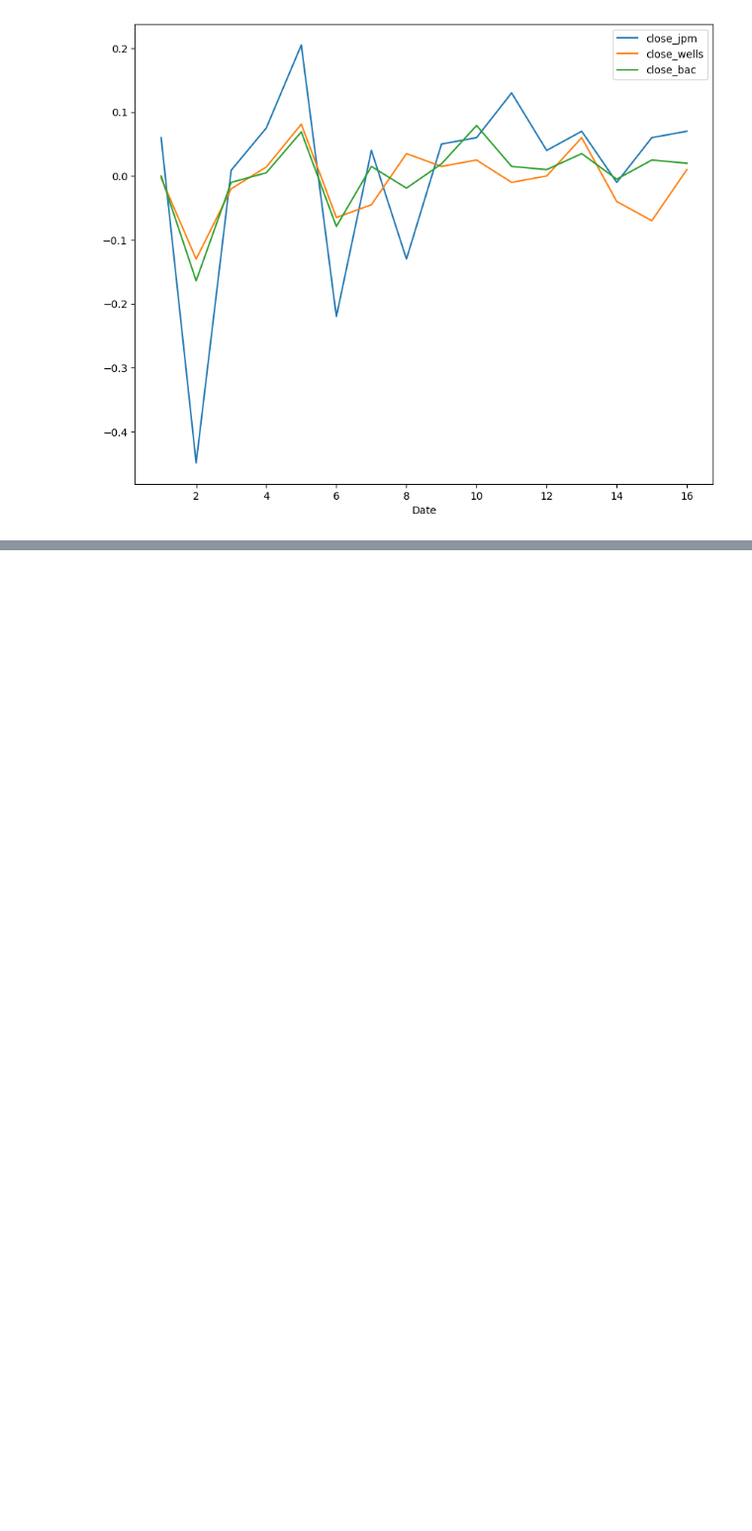
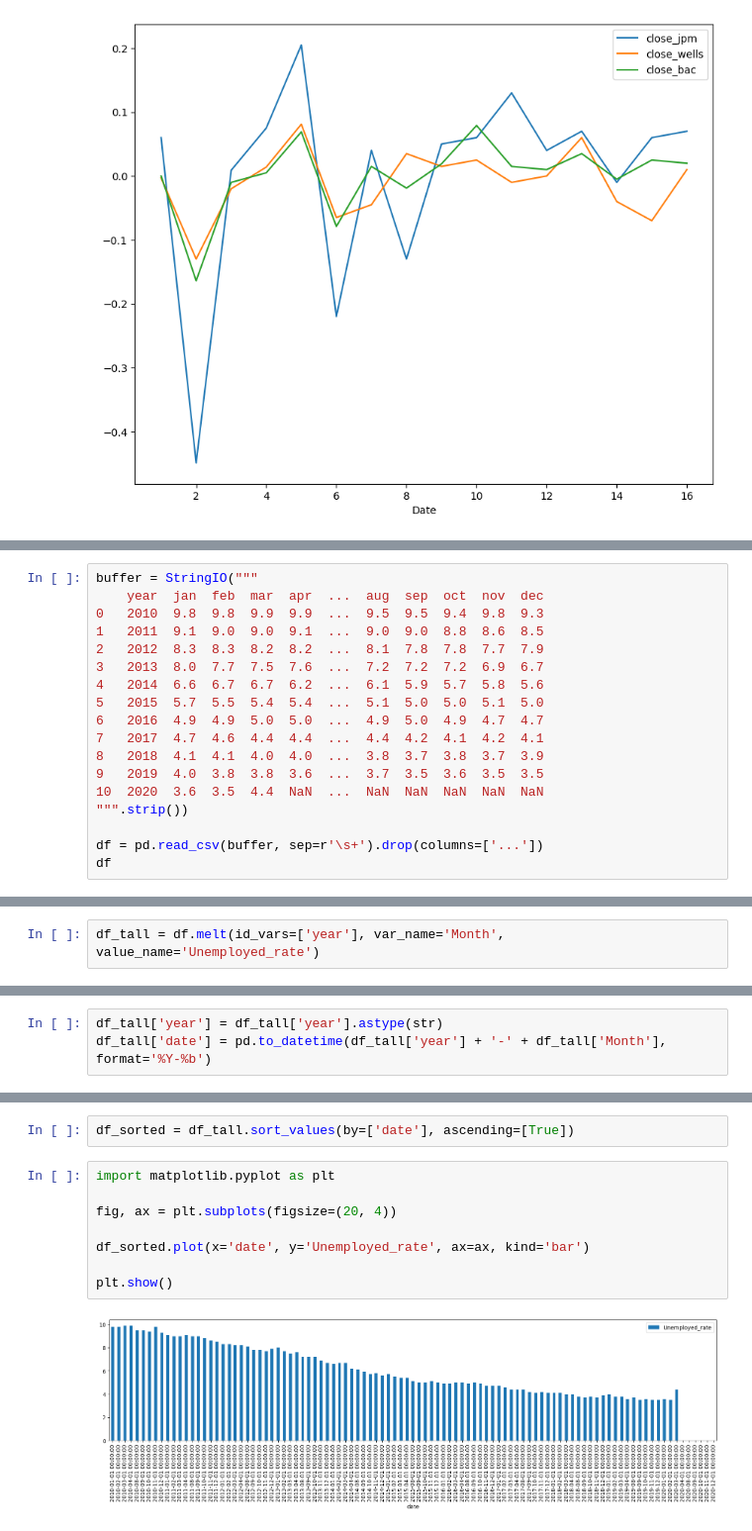
Before and after one commit to Kinetics20/Data_Science_notes, a Jupyter notebook: notebooks/pandas_merge_2.ipynb, the cells around one changed output, grey strips where cells are left out. Shown at 99% size. Saved outputs shown, nothing was run; the diff lists cells and outputs as text; blank space fills up the shorter version.

Commit message:
work out with pd melt,  long and wide df pracise

```diff
--- a/notebooks/pandas_merge_2.ipynb
+++ b/notebooks/pandas_merge_2.ipynb
@@ -766,0 +792,18 @@ plt.show()
+# %%
+buffer = StringIO("""
+    year  jan  feb  mar  apr  ...  aug  sep  oct  nov  dec
+0   2010  9.8  9.8  9.9  9.9  ...  9.5  9.5  9.4  9.8  9.3
+1   2011  9.1  9.0  9.0  9.1  ...  9.0  9.0  8.8  8.6  8.5
+2   2012  8.3  8.3  8.2  8.2  ...  8.1  7.8  7.8  7.7  7.9
+3   2013  8.0  7.7  7.5  7.6  ...  7.2  7.2  7.2  6.9  6.7
+4   2014  6.6  6.7  6.7  6.2  ...  6.1  5.9  5.7  5.8  5.6
+5   2015  5.7  5.5  5.4  5.4  ...  5.1  5.0  5.0  5.1  5.0
+6   2016  4.9  4.9  5.0  5.0  ...  4.9  5.0  4.9  4.7  4.7
+7   2017  4.7  4.6  4.4  4.4  ...  4.4  4.2  4.1  4.2  4.1
+8   2018  4.1  4.1  4.0  4.0  ...  3.8  3.7  3.8  3.7  3.9
+9   2019  4.0  3.8  3.8  3.6  ...  3.7  3.5  3.6  3.5  3.5
+10  2020  3.6  3.5  4.4  NaN  ...  NaN  NaN  NaN  NaN  NaN
+""".strip())
+
+df = pd.read_csv(buffer, sep=r'\s+').drop(columns=['...'])
+df
@@ -766,0 +823,2 @@ plt.show()
+# %%
+df_tall = df.melt(id_vars=['year'], var_name='Month', value_name='Unemployed_rate')
@@ -766,0 +848,3 @@ plt.show()
+# %%
+df_tall['year'] = df_tall['year'].astype(str)
+df_tall['date'] = pd.to_datetime(df_tall['year'] + '-' + df_tall['Month'], format='%Y-%b')
@@ -766,0 +875,12 @@ plt.show()
+# %%
+df_sorted = df_tall.sort_values(by=['date'], ascending=[True])
+# %%
+import matplotlib.pyplot as plt
+
+fig, ax = plt.subplots(figsize=(20, 4))
+
+df_sorted.plot(x='date', y='Unemployed_rate', ax=ax, kind='bar')
+
+plt.show()
+# %% [output]
+[figure, added]
```
Also changed, not shown: parts of 22 cells of this notebook.
